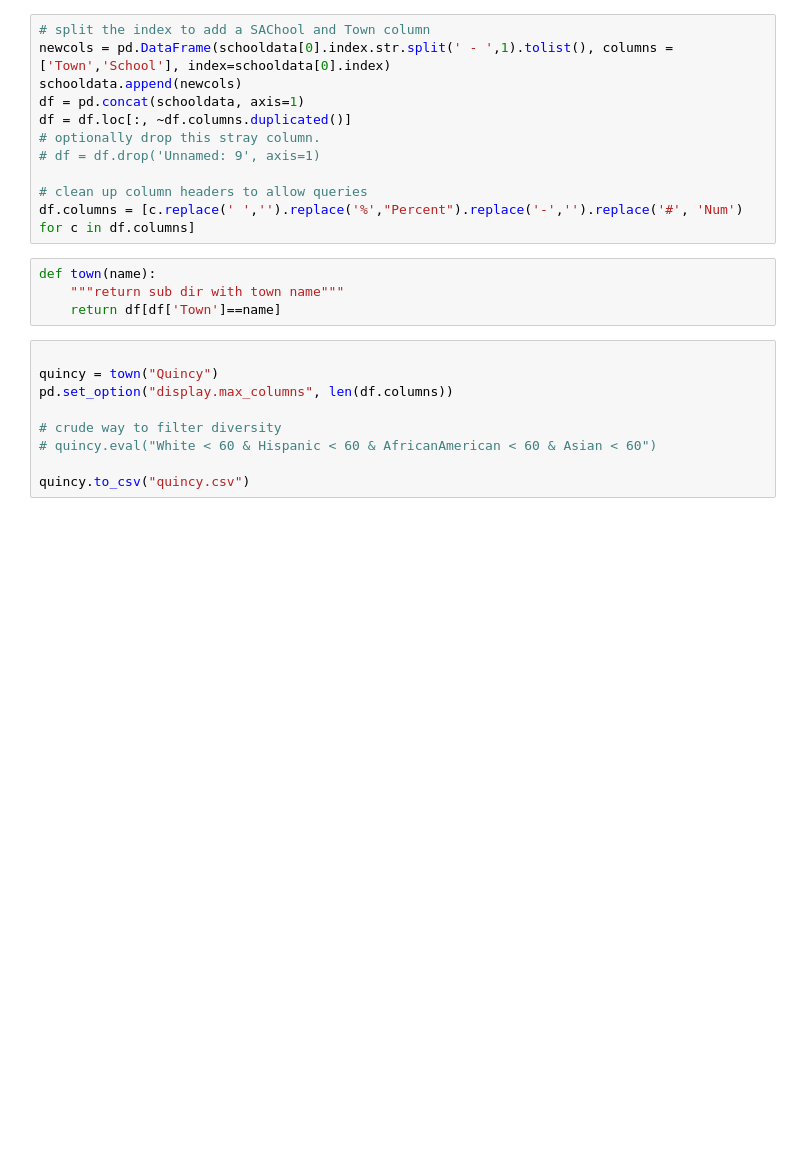
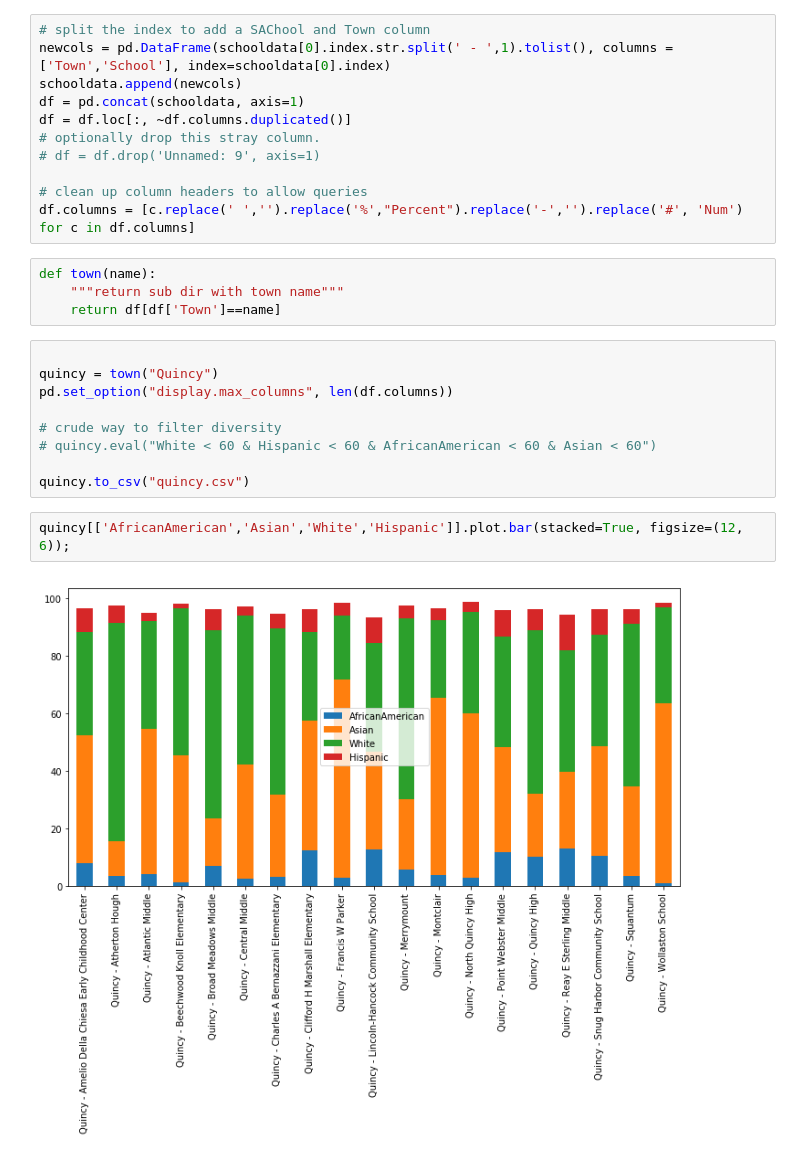
Before and after one commit to t1m0thy/datadad, a Jupyter notebook: SchoolDataMerge.ipynb, the cells around one changed output. Cells and saved outputs as stored; diff of their text form; blank space fills up the shorter version.

Commit message:
add plot for quincy

```diff
--- a/SchoolDataMerge.ipynb
+++ b/SchoolDataMerge.ipynb
@@ -53,3 +54,7 @@ pd.set_option("display.max_columns", len(df.columns))
 # quincy.eval("White < 60 & Hispanic < 60 & AfricanAmerican < 60 & Asian < 60")
 
 quincy.to_csv("quincy.csv")
+# %%
+quincy[['AfricanAmerican','Asian','White','Hispanic']].plot.bar(stacked=True, figsize=(12, 6));
+# %% [output]
+[figure, added]
```
Also changed, not shown: parts of 2 cells of this notebook.
